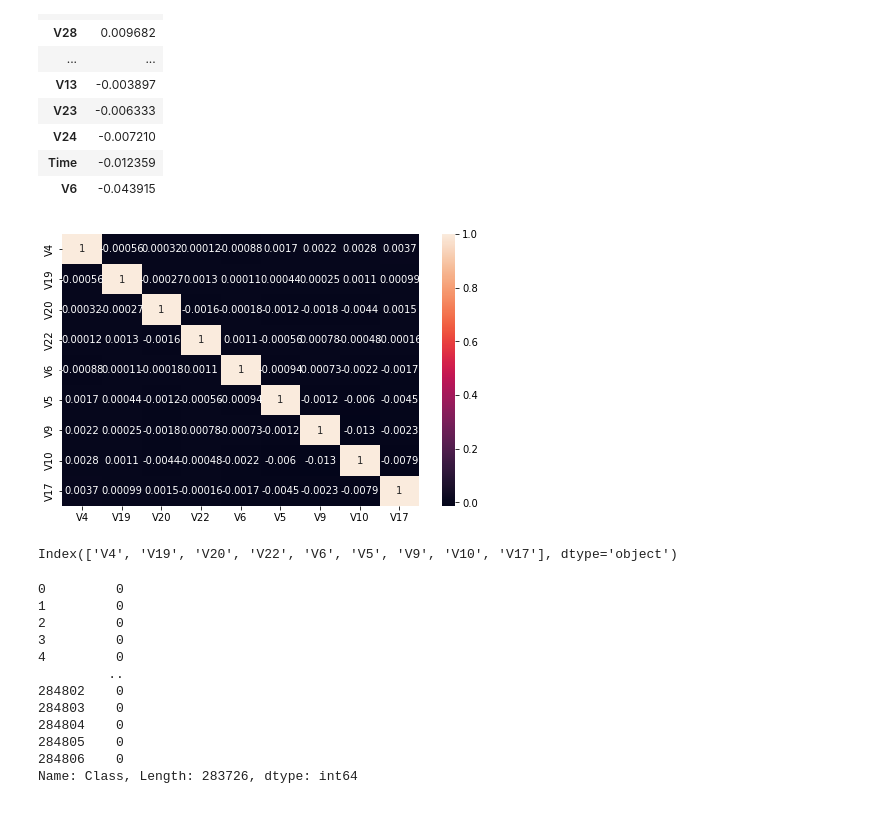
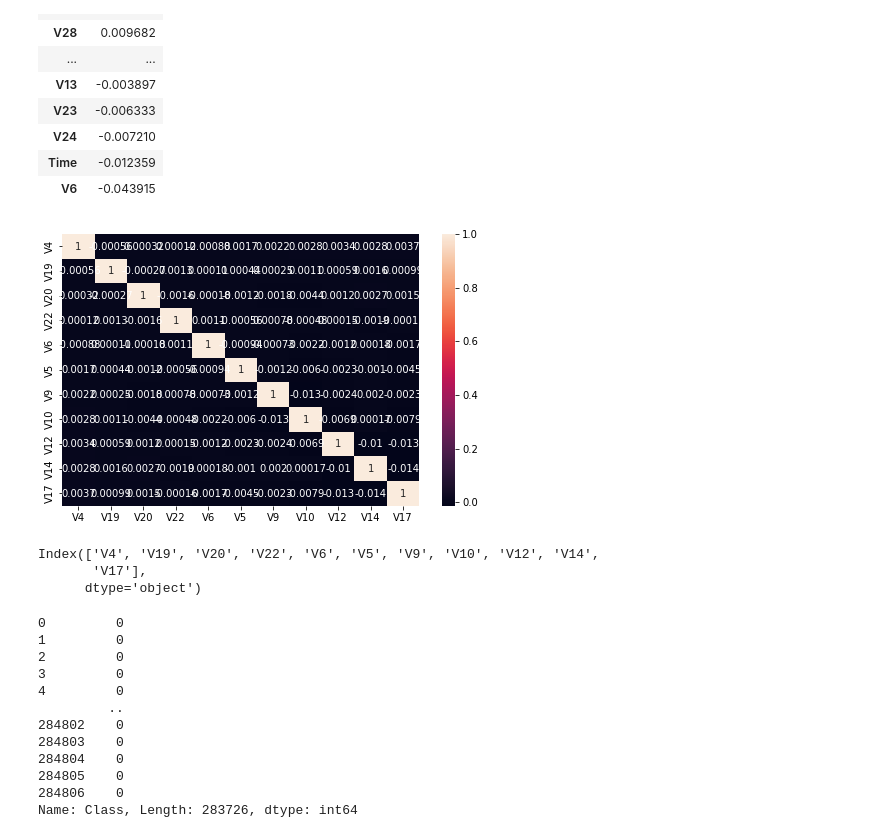
Before and after one commit to sapk-pa1/Credit_Card_Fraud_Detection, a Jupyter notebook: main1.ipynb, the cells around one changed output. Cells and saved outputs as stored; diff of their text form; code cells hidden in the pictures.

```diff
--- a/main1.ipynb
+++ b/main1.ipynb
@@ -195,16 +196,18 @@ Significant features relative to target variable Class
 | Time | -0.012359 |
 | V6 | -0.043915 |
 # %%
-significant_feature = corr2.index[abs(creditcard.corr()['Class']>0.01)]
+significant_feature = corr2.index[abs(creditcard.corr()['Class']>0.005)]
 plt.subplots(figsize=(8, 5))
 significant_corr = creditcard[significant_feature].corr()
 sns.heatmap(significant_corr, annot=True)
 plt.show()
 # %% [output]
-[figure, old version]
+[figure, new version]
 # %%
 significant_feature
 # %% [output]
-Index(['V4', 'V19', 'V20', 'V22', 'V6', 'V5', 'V9', 'V10', 'V17'], dtype='object')
+Index(['V4', 'V19', 'V20', 'V22', 'V6', 'V5', 'V9', 'V10', 'V12', 'V14',
+       'V17'],
+      dtype='object')
 # %%
 # we are only going to use the significant features for our Class
```
Also changed, not shown: parts of 13 cells of this notebook, 1 other file.
